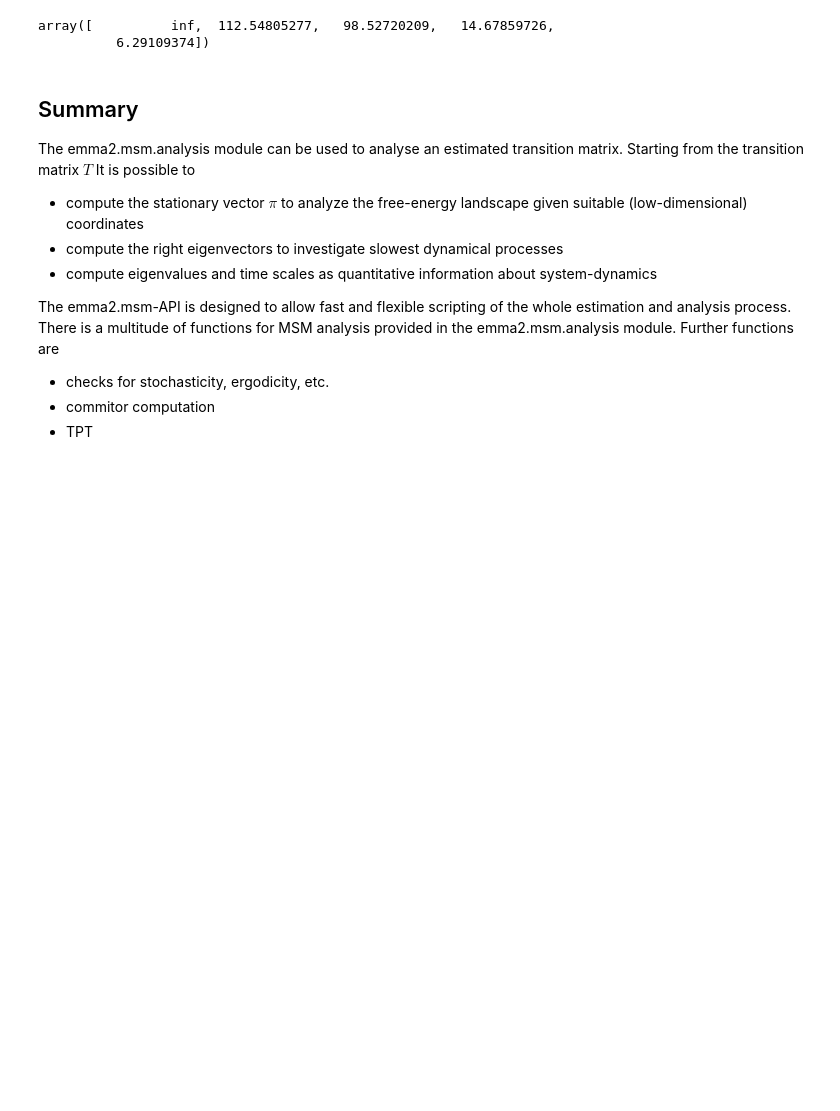
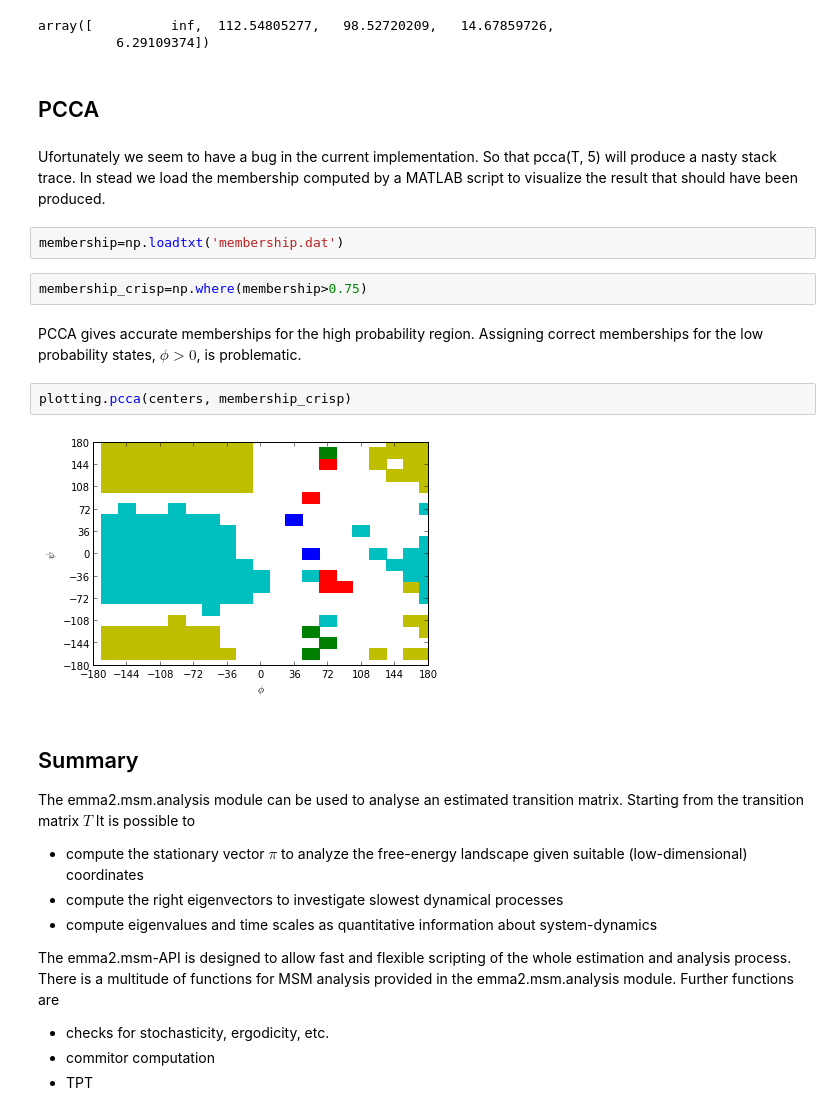
Before and after one commit to markovmodel/PyEMMA, a Jupyter notebook: ipython/analysis/analysis.ipynb, the cells around one changed output. Drawn from its saved outputs; the diff is of its cells as text; blank space fills up the shorter version.

Commit message:
[ipython] Added pcca example. There seems to be a bug in the current PCCA implementation.

```diff
--- a/ipython/analysis/analysis.ipynb
+++ b/ipython/analysis/analysis.ipynb
@@ -148,6 +148,21 @@ ts
 # %% [output]
 array([          inf,  112.54805277,   98.52720209,   14.67859726,
           6.29109374])
+# %% [markdown]
+PCCA
+----
+# %% [markdown]
+Ufortunately we seem to have a bug in the current implementation. So that pcca(T, 5) will produce a nasty stack trace. In stead we load the membership computed by a MATLAB script to visualize the result that should have been produced.
+# %%
+membership=np.loadtxt('membership.dat')
+# %%
+membership_crisp=np.where(membership>0.75)
+# %% [markdown]
+PCCA gives accurate memberships for the high probability region. Assigning correct memberships for the low probability states, $\phi>0$, is problematic.
+# %%
+plotting.pcca(centers, membership_crisp)
+# %% [output]
+[figure, added]
 # %% [markdown]
 Summary
 -------
```
Also changed, not shown: parts of 8 cells of this notebook, 2 other files.
